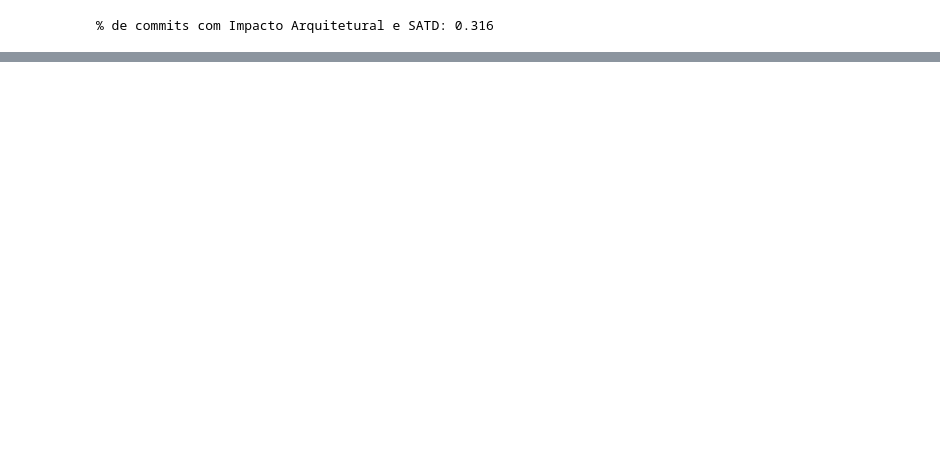
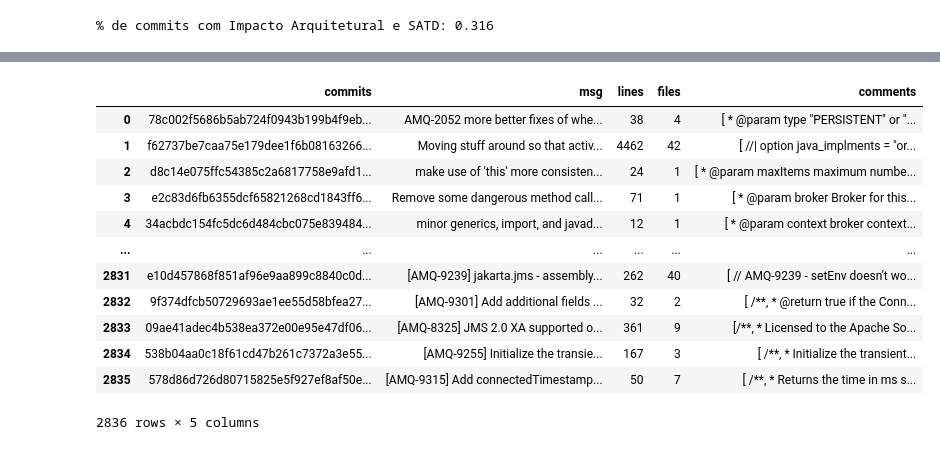
Before and after one commit to armandossrecife/my_validation, a Jupyter notebook: my_satd_activemq.ipynb, the cells around one changed output, grey strips where cells are left out. Saved outputs shown, nothing was run; the diff lists cells and outputs as text; code cells hidden in the pictures; blank space fills up the shorter version.

```diff
--- a/my_satd_activemq.ipynb
+++ b/my_satd_activemq.ipynb
@@ -343,0 +438,2 @@ print(f'% de commits com Impacto Arquitetural e SATD: {p_commits_com_yes_ai}')
+# %%
+dict_commit_diffs_no_satd = my_satd_commit_analyzer.analyze_commit_diffs_for_no_satd(start_date, end_date, final_satd_keywords)
@@ -343,0 +442,22 @@ print(f'% de commits com Impacto Arquitetural e SATD: {p_commits_com_yes_ai}')
+# %%
+l_commits_no_satd, l_msg_no_satd, l_lines_no_satd, l_files_no_satd, l_comments_no_satd = [], [], [], [], []
+
+for k, v in dict_commit_diffs_no_satd.items():
+  if len(v[3]) > 0:
+    l_commits_no_satd.append(k)
+    l_msg_no_satd.append(v[0])
+    l_lines_no_satd.append(v[1])
+    l_files_no_satd.append(v[2])
+    l_comments_no_satd.append(v[3])
+
+dict_commit_diffs_aux_no_satd = {
+    'commits': l_commits_no_satd,
+    'msg': l_msg_no_satd,
+    'lines': l_lines_no_satd,
+    'files': l_files_no_satd,
+    'comments': l_comments_no_satd
+}
+
+df_commit_diffs_aux_no_satd = pd.DataFrame(dict_commit_diffs_aux_no_satd)
+
+df_commit_diffs_aux_no_satd.info()
@@ -343,0 +477,16 @@ print(f'% de commits com Impacto Arquitetural e SATD: {p_commits_com_yes_ai}')
+# %%
+df_commit_diffs_aux_no_satd
+# %% [output]
+|  | commits | msg | lines | files | comments |
+| 0 | 78c002f5686b5ab724f0943b199b4f9eb... | AMQ-2052 more better fixes of whe... | 38 | 4 | [ * @param type "PERSISTENT" or "... |
+| 1 | f62737be7caa75e179dee1f6b08163266... | Moving stuff around so that activ... | 4462 | 42 | [ //| option java_implments = "or... |
+| 2 | d8c14e075ffc54385c2a6817758e9afd1... | make use of 'this' more consisten... | 24 | 1 | [ * @param maxItems maximum numbe... |
+| 3 | e2c83d6fb6355dcf65821268cd1843ff6... | Remove some dangerous method call... | 71 | 1 | [ * @param broker Broker for this... |
+| 4 | 34acbdc154fc5dc6d484cbc075e839484... | minor generics, import, and javad... | 12 | 1 | [ * @param context broker context... |
+| ... | ... | ... | ... | ... | ... |
+| 2831 | e10d457868f851af96e9aa899c8840c0d... | [AMQ-9239] jakarta.jms - assembly... | 262 | 40 | [ // AMQ-9239 - setEnv doesn't wo... |
+| 2832 | 9f374dfcb50729693ae1ee55d58bfea27... | [AMQ-9301] Add additional fields ... | 32 | 2 | [ /**, * @return true if the Conn... |
+| 2833 | 09ae41adec4b538ea372e00e95e47df06... | [AMQ-8325] JMS 2.0 XA supported o... | 361 | 9 | [/**, * Licensed to the Apache So... |
+| 2834 | 538b04aa0c18f61cd47b261c7372a3e55... | [AMQ-9255] Initialize the transie... | 167 | 3 | [ /**, * Initialize the transient... |
+| 2835 | 578d86d726d80715825e5f927ef8af50e... | [AMQ-9315] Add connectedTimestamp... | 50 | 7 | [ /**, * Returns the time in ms s... |
+2836 rows × 5 columns
```
Also changed, not shown: parts of 16 cells of this notebook.
